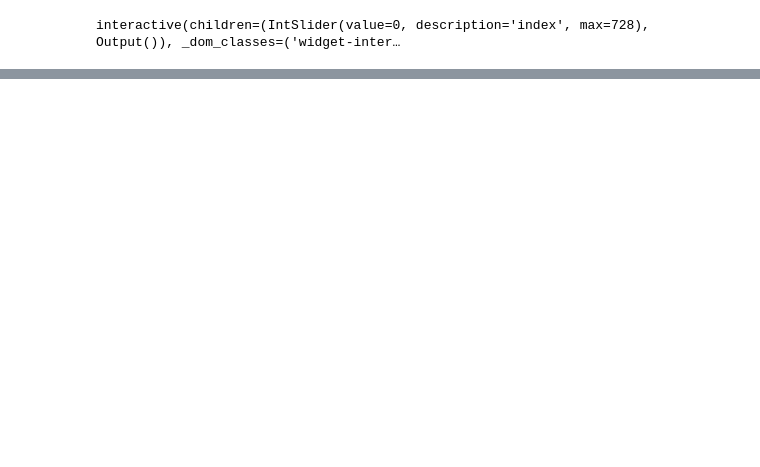
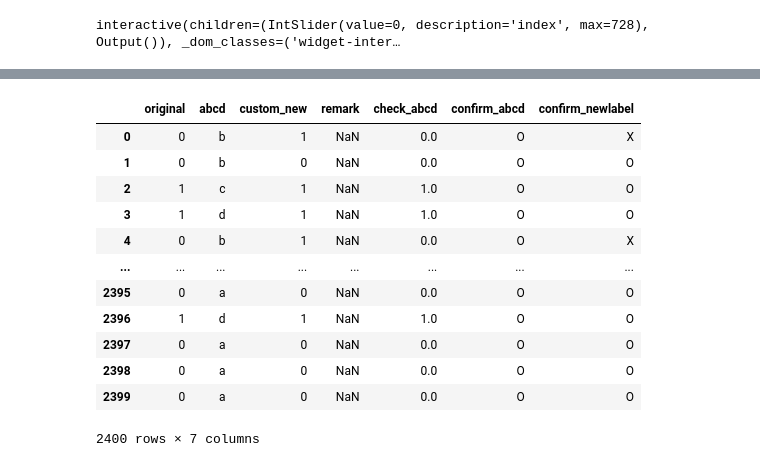
Before and after one commit to LEEHM97/Artifact-Detection-In-ECG, a Jupyter notebook: EDA/check_custom_label.ipynb, the cells around one changed output, grey strips where cells are left out. Drawn from its saved outputs; the diff is of its cells as text; code cells hidden in the pictures; blank space fills up the shorter version.

```diff
--- a/EDA/check_custom_label.ipynb
+++ b/EDA/check_custom_label.ipynb
@@ -111,0 +221,23 @@ interactive(children=(IntSlider(value=0, description='index', max=728), Output()
+# %%
+### D 저장
+
+for index in range(len(d_index)):
+# for index in range(3):
+    signal_columns = d_group[index].columns.to_list()
+    label = d_df.custom_label[d_index[index]]
+
+    fig, axes = plt.subplots(6, 2, figsize=(20, 11))
+    fig.suptitle(f"label {label.upper()}  /  Index {d_index[index]}", fontsize=16, color='Tomato', weight='bold')
+
+    for row in range(6):
+        for col in range(2):
+            i = row * 2 + col
+            ax = axes[row][col]
+
+            ax.plot(d_group[index][signal_columns[i]])
+            ax.set(title=f"{signal_columns[i]}")
+
+    plt.tight_layout()
+    plt.savefig(f'./savefig/[{label}] index{d_index[index]}.jpg', dpi=250, bbox_inches='tight')
+    # plt.show()
+    plt.close()
@@ -111,0 +288,27 @@ interactive(children=(IntSlider(value=0, description='index', max=728), Output()
+# %%
+label_total = label_original.copy()
+label_total.columns = ['original']
+label_total['abcd'] = label_custom_abcd['custom_label']
+label_total['custom_new'] = label_custom_visually_check['NEW_LABEL']
+label_total['remark'] = label_custom_visually_check['Unnamed: 3']
+
+label_total.loc[label_total['abcd'].isin(['a', 'b']), 'check_abcd'] = 0
+label_total.loc[label_total['abcd'].isin(['c', 'd']), 'check_abcd'] = 1
+label_total['confirm_abcd'] = label_total.apply(lambda row: 'O' if row['original'] == row['check_abcd'] else 'X', axis=1)
+label_total['confirm_newlabel'] = label_total.apply(lambda row: 'O' if row['original'] == row['custom_new'] else 'X', axis=1)
+
+label_total
+# %% [output]
+|  | original | abcd | custom_new | remark | check_abcd | confirm_abcd | confirm_newlabel |
+| 0 | 0 | b | 1 | NaN | 0.0 | O | X |
+| 1 | 0 | b | 0 | NaN | 0.0 | O | O |
+| 2 | 1 | c | 1 | NaN | 1.0 | O | O |
+| 3 | 1 | d | 1 | NaN | 1.0 | O | O |
+| 4 | 0 | b | 1 | NaN | 0.0 | O | X |
+| ... | ... | ... | ... | ... | ... | ... | ... |
+| 2395 | 0 | a | 0 | NaN | 0.0 | O | O |
+| 2396 | 1 | d | 1 | NaN | 1.0 | O | O |
+| 2397 | 0 | a | 0 | NaN | 0.0 | O | O |
+| 2398 | 0 | a | 0 | NaN | 0.0 | O | O |
+| 2399 | 0 | a | 0 | NaN | 0.0 | O | O |
+2400 rows × 7 columns
```
Also changed, not shown: parts of 37 cells of this notebook.
